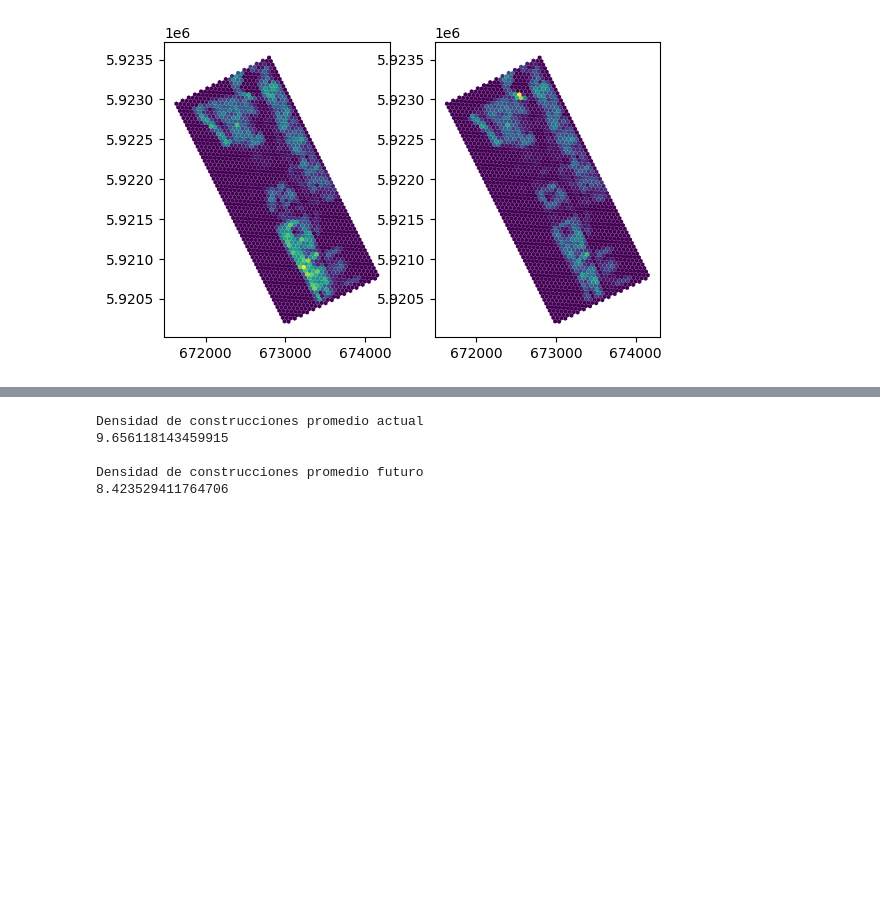
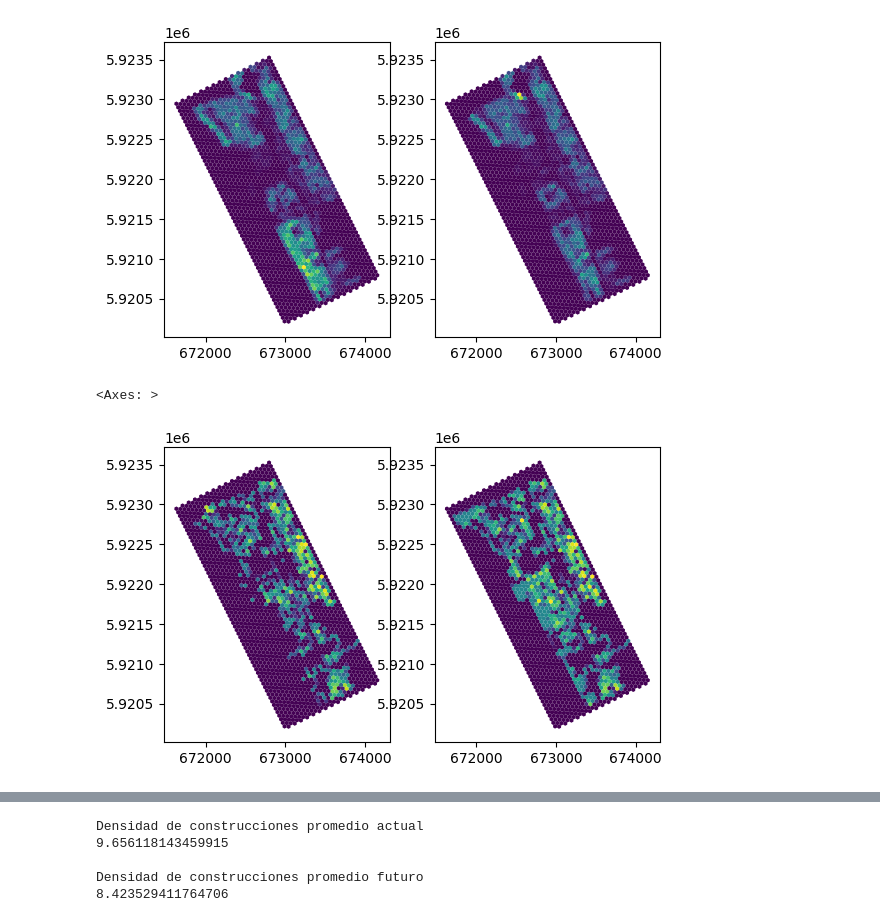
Before and after one commit to diegoalrv/clbb-io, a Jupyter notebook: notebooks/table.ipynb, the cells around one changed output, grey strips where cells are left out. Cells and saved outputs as stored; diff of their text form; code cells hidden in the pictures; blank space fills up the shorter version.

```diff
--- a/notebooks/table.ipynb
+++ b/notebooks/table.ipynb
@@ -38,3 +38,10 @@ tui_futuro.heat_maps['building_density'].plot(column='density', ax=ax[1])
 # %% [output]
 <Axes: >
 [figure]
+# %%
+fig, ax = plt.subplots(1,2)
+tui_actual.heat_maps['land_uses_diversity'].plot(column='diversity', ax=ax[0])
+tui_futuro.heat_maps['land_uses_diversity'].plot(column='diversity', ax=ax[1])
+# %% [output]
+<Axes: >
+[figure, added]
```
Also changed, not shown: parts of 47 cells of this notebook, 4 other files.
